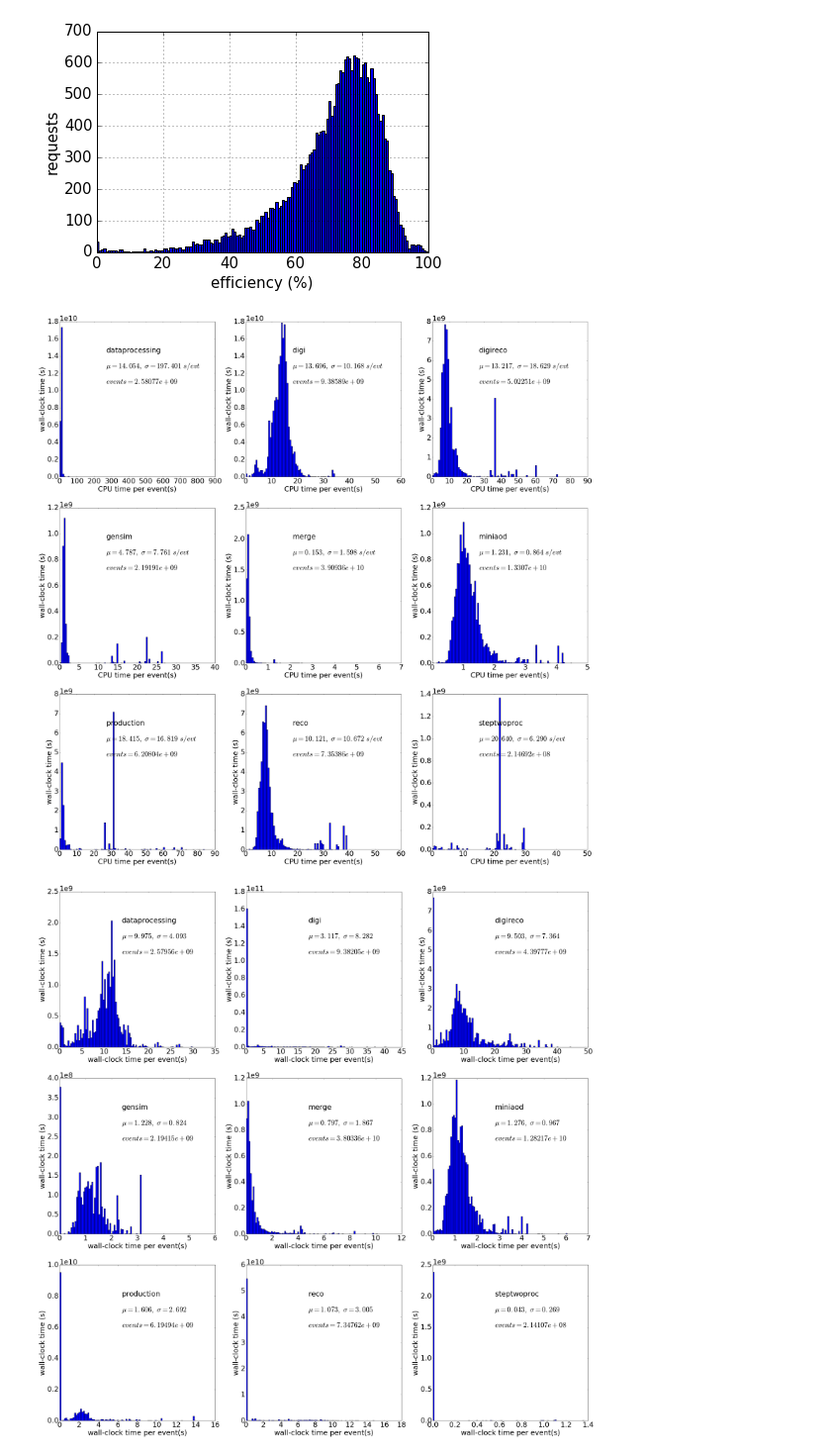
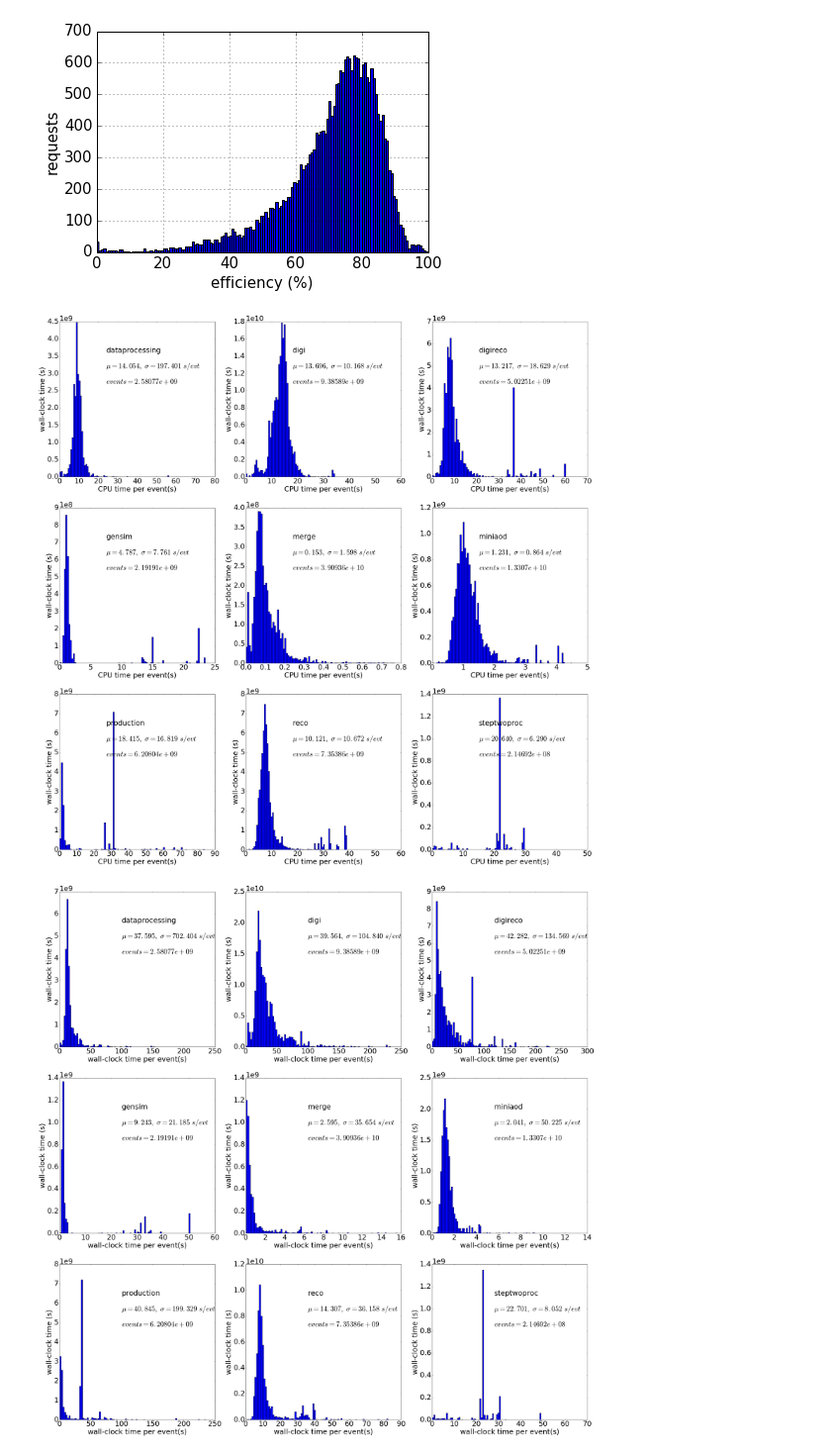
Before and after one commit to sciaba/ATLAS-CPU-time-analysis, a Jupyter notebook: Notebooks/CMS job analysis.ipynb, the cells around one changed output. Shown at 99% size. Cells and saved outputs as stored; diff of their text form; code cells hidden in the pictures.

```diff
--- a/Notebooks/CMS job analysis.ipynb
+++ b/Notebooks/CMS job analysis.ipynb
@@ -322,7 +334,7 @@ for (p), g in grouped:
         continue
     mean = np.average(g[var], weights=g['wc'])   # average time weighted with no. of events
     std = math.sqrt(np.average((g[var] - mean)**2, weights=g['wc']))
-    range = [0., mean + std * 4.]
+    range = [0., mean + min(mean, std) * 4.]
     sp = plt.subplot(3, 3, i)
     plt.hist(g[var].tolist(), bins=100, range=range, weights=g['wc'].tolist(), log=log_scale)   # integral is total no. of events
     plt.xlabel('CPU time per event(s)')
@@ -341,39 +353,39 @@ for (p), g in grouped:
         plt.text(t_x(.3), t_y(.6), stats2)
     i += 1
 # %% [output]
-[figure, old version]
+[figure, new version]
 # %%
 fig = plt.figure(figsize=(40,40))
 plt.rcParams.update({'font.size': 30})
 var = 'wallevt_avg'
 log_scale = False
 wc_tot = df['wc'].sum()
 i = 1
 
 grouped = df.groupby(['processingtype'], as_index=False)
 
 for (p), g in grouped:
     if g['wc'].sum() < 0.005 * wc_tot:
         continue
     mean = np.average(g[var], weights=g['wc'])   # average time weighted with no. of events
     std = math.sqrt(np.average((g[var] - mean)**2, weights=g['wc']))
-    range = [0., min(mean + std * 5., 8000.)]
+    range = [0., mean + min(mean, std) * 5.]
     sp = plt.subplot(3, 3, i)
     plt.hist(g[var].tolist(), bins=100, range=range, weights=g['wc'].tolist(), log=log_scale)   # integral is total no. of events
     plt.xlabel('wall-clock time per event(s)')
     plt.ylabel('wall-clock time (s)')
     t_x = lambda x: sp.get_xlim()[0] + (sp.get_xlim()[1] - sp.get_xlim()[0]) * x
     t_y = lambda x: sp.get_ylim()[0] + (sp.get_ylim()[1] - sp.get_ylim()[0]) * x
-    stats = r'$\mu=%.3f,\ \sigma=%.3f$' % (mean, std)
+    stats = r'$\mu=%.3f,\ \sigma=%.3f\ s/evt$' % (mean, std)
     stats2 = r'$\mathit{events}=%g$' % g['evts'].sum()
     if log_scale:
         plt.text(t_x(.4), sp.get_ylim()[0] * (sp.get_ylim()[1] / sp.get_ylim()[0])**.8, p)
         plt.text(t_x(.4), sp.get_ylim()[0] * (sp.get_ylim()[1] / sp.get_ylim()[0])**.7, stats)
         plt.text(t_x(.4), sp.get_ylim()[0] * (sp.get_ylim()[1] / sp.get_ylim()[0])**.6, stats2)
     else:
         plt.text(t_x(.4), t_y(.8), p)
         plt.text(t_x(.4), t_y(.7), stats)
         plt.text(t_x(.4), t_y(.6), stats2)
     i += 1
 # %% [output]
-[figure, old version]
+[figure, new version]
```
Also changed, not shown: parts of 8 cells of this notebook.
